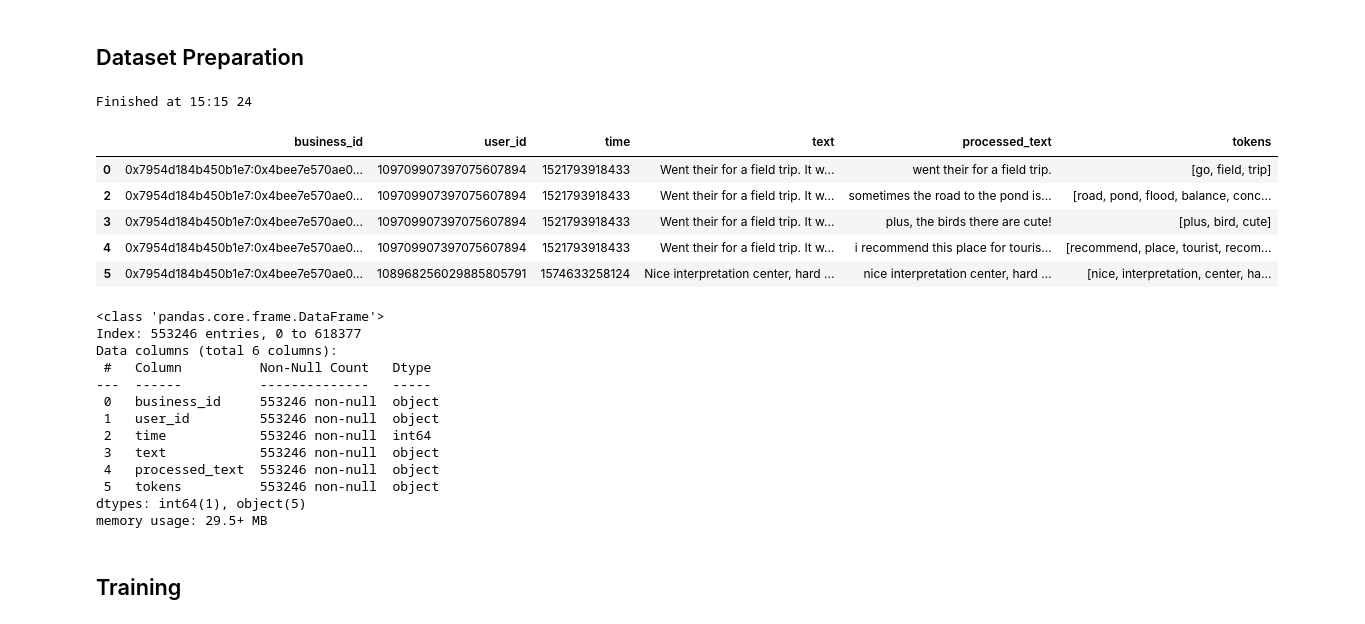
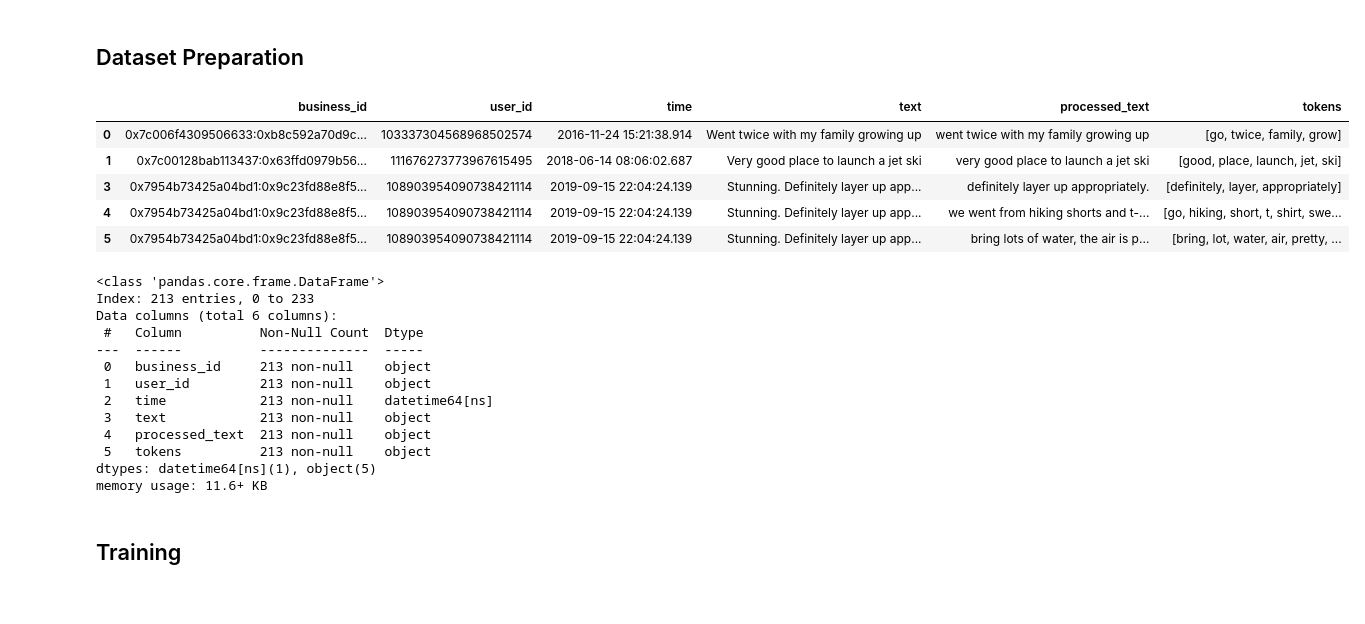
Before and after one commit to fandayp/exploratory, a Jupyter notebook: user-review-topic-clustering.ipynb, the cells around one changed output. Saved outputs shown, nothing was run; the diff lists cells and outputs as text; code cells hidden in the pictures.

```diff
--- a/user-review-topic-clustering.ipynb
+++ b/user-review-topic-clustering.ipynb
@@ -82,0 +65,3 @@ reviews_df.shape
+# %%
+# Convert the `time` from 'ms' to datetime
+reviews_df["time"] = pd.to_datetime(reviews_df["time"], unit="ms")
@@ -121,18 +124,17 @@ import re
 # %%
 spacy_nlp = en_core_web_sm.load()
 # %%
-class Word2VecDataset():
+class ProcessDataset():
     """
-      A class for preprocessing Reviews data for training Word2Vec Model.
+      A class for preprocessing Reviews data for training downstream models.
       Preprocessing includes:
         - clean, split, and expand setences,
         - tokenize, lemmatize, and remove stop words from sentences
     """
 
-    def __init__(self, dataset, spacy_nlp):
+    def __init__(self, spacy_nlp):
 
         self.nlp = spacy_nlp
-        self.data = self.fit(dataset)
 
     def _clean_text(self, text):
         """ Clean text from unnecessary tokens/substrings """
@@ -162,7 +164,7 @@ class Word2VecDataset():
     def _split_and_tokenize(self, text):
         """
           Splits text into sentences using the spaCy model.
-          Also tokenize and lemmatize
+          Also tokenize and lemmatize.
         """
 
         sents = [sent for sent in self.nlp(text.lower()).sents if sent.text]
@@ -178,7 +180,7 @@ class Word2VecDataset():
 
         return full_sents, tokenized
 
-    def fit(self, dataset):
+    def transform(self, dataset):
         """ The main text processing function. """
 
         data = dataset.copy()
@@ -197,36 +199,34 @@ class Word2VecDataset():
 
         return data
 # %%
-dataset_wv = Word2VecDataset(reviews_df, spacy_nlp)
-
-print(f"Finished at {datetime.now().strftime('%H:%M %S')}")
+data_processor = ProcessDataset(spacy_nlp)
-# %% [output]
-Finished at 15:15 24
+# %%
+processed_dataset = data_processor.transform(reviews_df.sample(100))
 # %%
-dataset_wv.data.head()
+processed_dataset.head()
 # %% [output]
 |  | business_id | user_id | time | text | processed_text | tokens |
-| 0 | 0x7954d184b450b1e7:0x4bee7e570ae0... | 109709907397075607894 | 1521793918433 | Went their for a field trip. It w... | went their for a field trip. | [go, field, trip] |
-| 2 | 0x7954d184b450b1e7:0x4bee7e570ae0... | 109709907397075607894 | 1521793918433 | Went their for a field trip. It w... | sometimes the road to the pond is... | [road, pond, flood, balance, conc... |
-| 3 | 0x7954d184b450b1e7:0x4bee7e570ae0... | 109709907397075607894 | 1521793918433 | Went their for a field trip. It w... | plus, the birds there are cute! | [plus, bird, cute] |
-| 4 | 0x7954d184b450b1e7:0x4bee7e570ae0... | 109709907397075607894 | 1521793918433 | Went their for a field trip. It w... | i recommend this place for touris... | [recommend, place, tourist, recom... |
-| 5 | 0x7954d184b450b1e7:0x4bee7e570ae0... | 108968256029885805791 | 1574633258124 | Nice interpretation center, hard ... | nice interpretation center, hard ... | [nice, interpretation, center, ha... |
+| 0 | 0x7c006f4309506633:0xb8c592a70d9c... | 103337304568968502574 | 2016-11-24 15:21:38.914 | Went twice with my family growing up | went twice with my family growing up | [go, twice, family, grow] |
+| 1 | 0x7c00128bab113437:0x63ffd0979b56... | 111676273773967615495 | 2018-06-14 08:06:02.687 | Very good place to launch a jet ski | very good place to launch a jet ski | [good, place, launch, jet, ski] |
+| 3 | 0x7954b73425a04bd1:0x9c23fd88e8f5... | 108903954090738421114 | 2019-09-15 22:04:24.139 | Stunning. Definitely layer up app... | definitely layer up appropriately. | [definitely, layer, appropriately] |
+| 4 | 0x7954b73425a04bd1:0x9c23fd88e8f5... | 108903954090738421114 | 2019-09-15 22:04:24.139 | Stunning. Definitely layer up app... | we went from hiking shorts and t-... | [go, hiking, short, t, shirt, swe... |
+| 5 | 0x7954b73425a04bd1:0x9c23fd88e8f5... | 108903954090738421114 | 2019-09-15 22:04:24.139 | Stunning. Definitely layer up app... | bring lots of water, the air is p... | [bring, lot, water, air, pretty, ... |
 # %%
-dataset_wv.data.info()
+processed_dataset.info()
 # %% [output]
 <class 'pandas.core.frame.DataFrame'>
-Index: 553246 entries, 0 to 618377
+Index: 213 entries, 0 to 233
 Data columns (total 6 columns):
- #   Column          Non-Null Count   Dtype
----  ------          --------------   -----
- 0   business_id     553246 non-null  object
- 1   user_id         553246 non-null  object
- 2   time            553246 non-null  int64
- 3   text            553246 non-null  object
- 4   processed_text  553246 non-null  object
- 5   tokens          553246 non-null  object
-dtypes: int64(1), object(5)
-memory usage: 29.5+ MB
+ #   Column          Non-Null Count  Dtype
+---  ------          --------------  -----
+ 0   business_id     213 non-null    object
+ 1   user_id         213 non-null    object
+ 2   time            213 non-null    datetime64[ns]
+ 3   text            213 non-null    object
+ 4   processed_text  213 non-null    object
+ 5   tokens          213 non-null    object
+dtypes: datetime64[ns](1), object(5)
+memory usage: 11.6+ KB
 # %% [markdown]
 ## Training
 # %%
```
Also changed, not shown: parts of 68 cells of this notebook.
